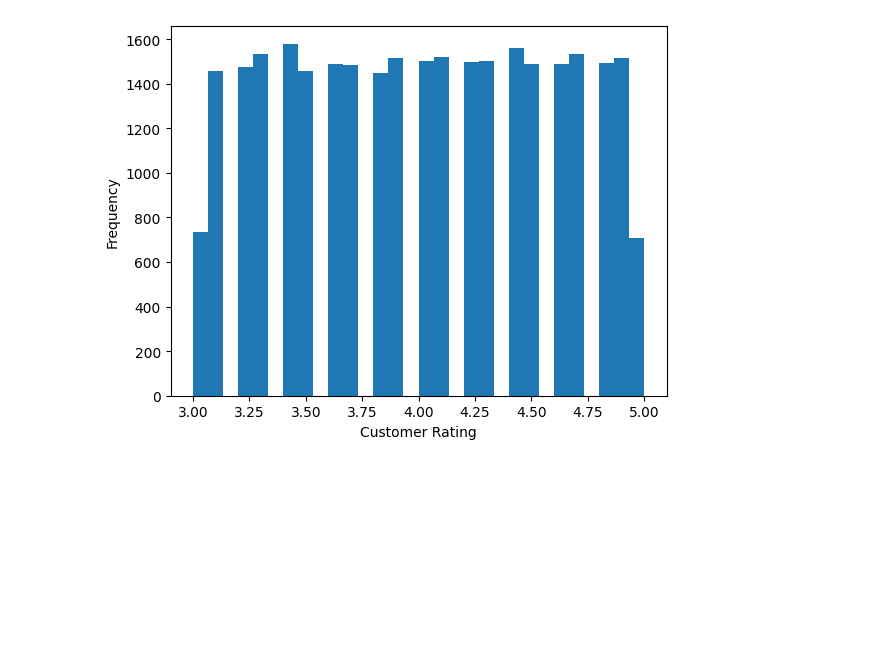
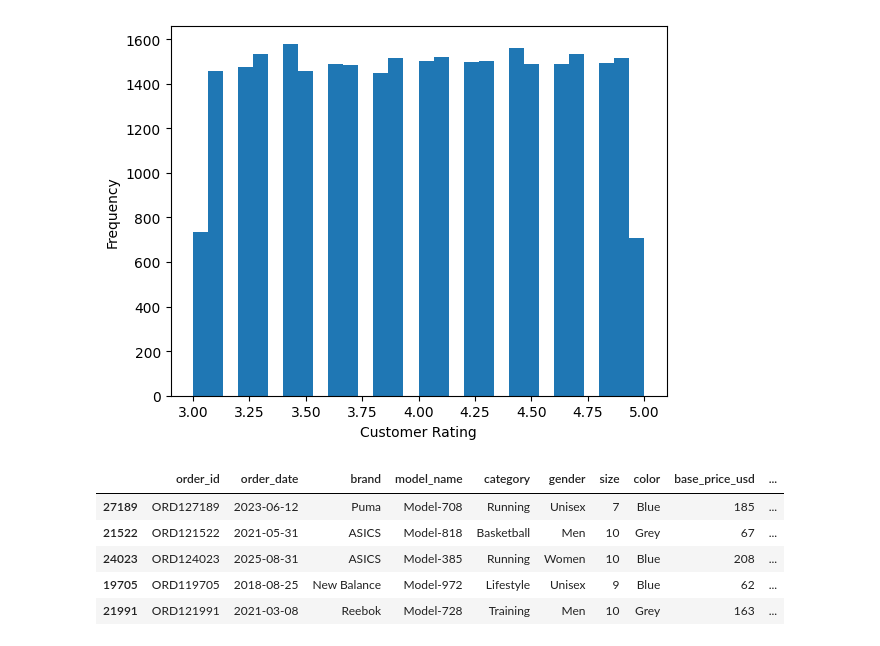
Before and after one commit to MrBigJupiter/Footwear_Sales_Analysis_2018_2026, a Jupyter notebook: Footwear Sales Analysis 2018/Jupyter Notebooks/eda.ipynb, the cells around one changed output. Drawn from its saved outputs; the diff is of its cells as text; code cells hidden in the pictures; blank space fills up the shorter version.

```diff
--- a/Footwear Sales Analysis 2018/Jupyter Notebooks/eda.ipynb
+++ b/Footwear Sales Analysis 2018/Jupyter Notebooks/eda.ipynb
@@ -194,3 +194,12 @@ plt.ylabel('Frequency')
 plt.show()
 # %% [output]
 [figure]
+# %%
+df_sales.sample(5)
+# %% [output]
+|  | order_id | order_date | brand | model_name | category | gender | size | color | base_price_usd | ... |
+| 27189 | ORD127189 | 2023-06-12 | Puma | Model-708 | Running | Unisex | 7 | Blue | 185 | ... |
+| 21522 | ORD121522 | 2021-05-31 | ASICS | Model-818 | Basketball | Men | 10 | Grey | 67 | ... |
+| 24023 | ORD124023 | 2025-08-31 | ASICS | Model-385 | Running | Women | 10 | Blue | 208 | ... |
+| 19705 | ORD119705 | 2018-08-25 | New Balance | Model-972 | Lifestyle | Unisex | 9 | Blue | 62 | ... |
+| 21991 | ORD121991 | 2021-03-08 | Reebok | Model-728 | Training | Men | 10 | Grey | 163 | ... |
```
Also changed, not shown: parts of 4 cells of this notebook.
